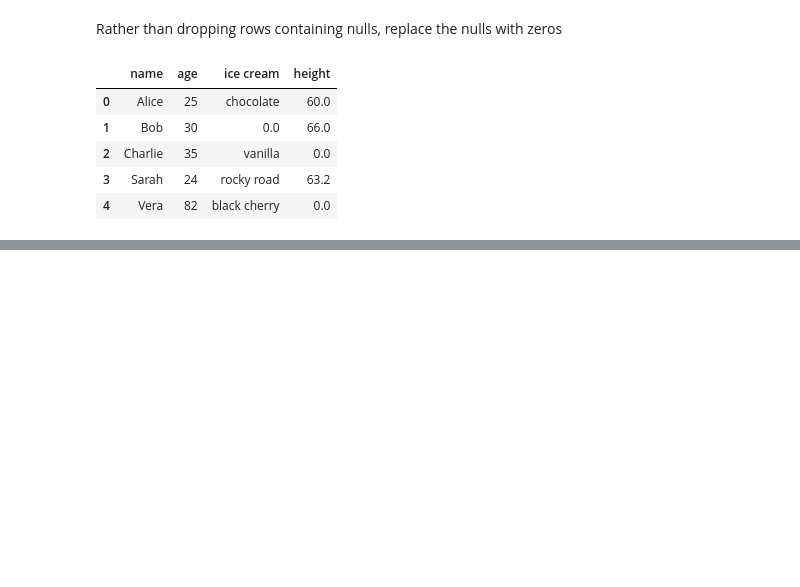
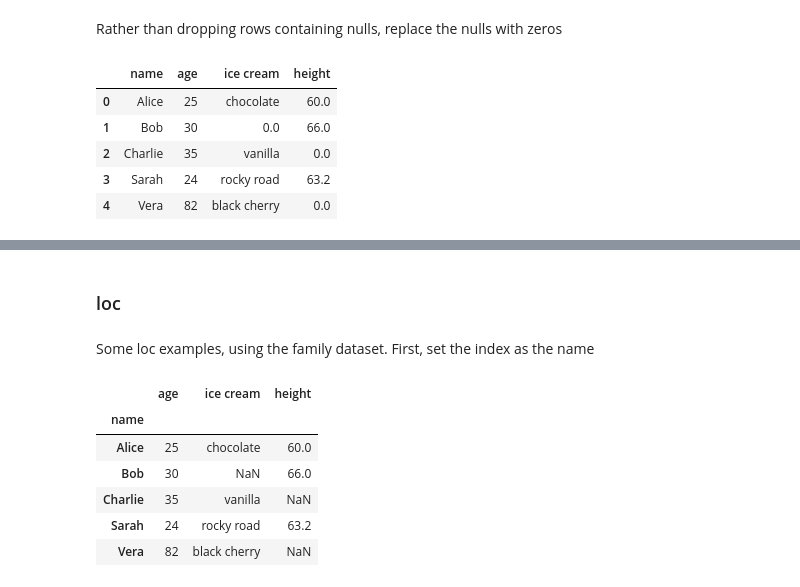
Before and after one commit to johnmarcovici/demo-notebooks, a Jupyter notebook: pandas_demos.ipynb, the cells around one changed output, grey strips where cells are left out. Drawn from its saved outputs; the diff is of its cells as text; code cells hidden in the pictures; blank space fills up the shorter version.

```diff
--- a/pandas_demos.ipynb
+++ b/pandas_demos.ipynb
@@ -325,0 +339,15 @@ df
+# %% [markdown]
+### loc
+# %% [markdown]
+Some loc examples, using the family dataset. First, set the index as the name
+# %%
+df = pd.read_csv("./data/toy-dataset-with-nan.csv", index_col="name")
+df
+# %% [output]
+|  | age | ice cream | height |
+| name |  |  |  |
+| Alice | 25 | chocolate | 60.0 |
+| Bob | 30 | NaN | 66.0 |
+| Charlie | 35 | vanilla | NaN |
+| Sarah | 24 | rocky road | 63.2 |
+| Vera | 82 | black cherry | NaN |
```
Also changed, not shown: parts of 16 cells of this notebook.
